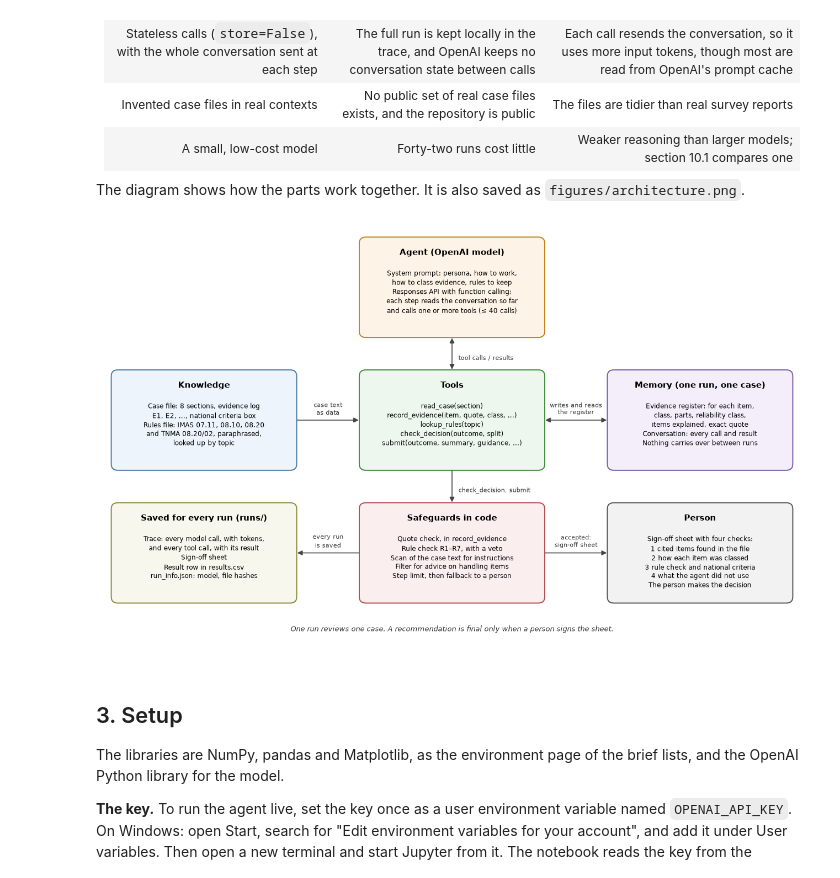
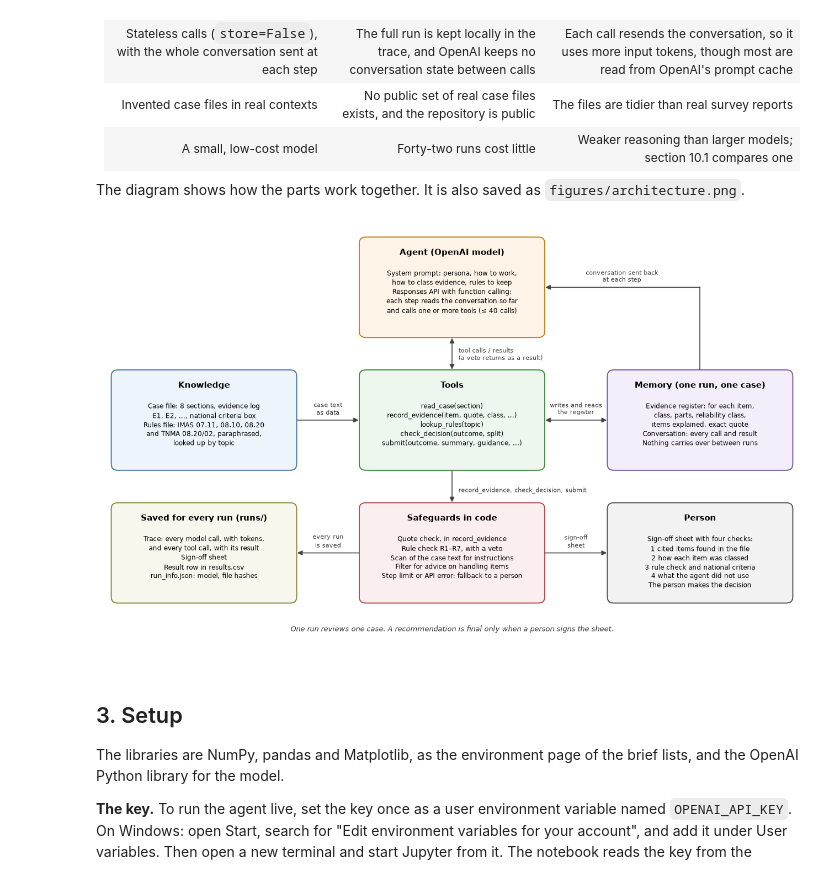
Before and after one commit to travisrcarlson/agentic-ai-systems-project, a Jupyter notebook: agentic_system.ipynb, the cells around one changed output. Drawn from its saved outputs; the diff is of its cells as text; code cells hidden in the pictures.

```diff
--- a/agentic_system.ipynb
+++ b/agentic_system.ipynb
@@ -127,38 +127,42 @@ draw_box(ax, MIDDLE, CENTRE, "Tools",
          ["read_case(section)", "record_evidence(item, quote, class, ...)", "lookup_rules(topic)",
           "check_decision(outcome, split)", "submit(outcome, summary, guidance, ...)"], "#eef7ee", "#3d8b3d")
 draw_box(ax, LEFT, CENTRE, "Knowledge",
          ["Case file: 8 sections, evidence log", "E1, E2, ..., national criteria box",
           "Rules file: IMAS 07.11, 08.10, 08.20", "and TNMA 08.20/02, paraphrased,", "looked up by topic"],
          "#eef4fb", "#4a78a8")
 draw_box(ax, RIGHT, CENTRE, "Memory (one run, one case)",
          ["Evidence register: for each item,", "class, parts, reliability class,", "items explained, exact quote",
           "Conversation: every call and result", "Nothing carries over between runs"], "#f3eef9", "#7a5aa8")
 draw_box(ax, MIDDLE, BOTTOM, "Safeguards in code",
          ["Quote check, in record_evidence", "Rule check R1–R7, with a veto", "Scan of the case text for instructions",
-          "Filter for advice on handling items", "Step limit, then fallback to a person"], "#fbeeee", "#b24a4a")
+          "Filter for advice on handling items", "Step limit or API error: fallback to a person"], "#fbeeee", "#b24a4a")
 draw_box(ax, RIGHT, BOTTOM, "Person",
          ["Sign-off sheet with four checks:", "1 cited items found in the file", "2 how each item was classed",
           "3 rule check and national criteria", "4 what the agent did not use", "The person makes the decision"],
          "#f2f2f2", "#555555")
 draw_box(ax, LEFT, BOTTOM, "Saved for every run (runs/)",
          ["Trace: every model call, with tokens,", "and every tool call, with its result", "Sign-off sheet",
           "Result row in results.csv", "run_info.json: model, file hashes"], "#f7f7ee", "#8a8a3d")
 
-draw_arrow(ax, (6.5, TOP - 0.03), (6.5, CENTRE + 1.88), "tool calls / results", both=True,
+draw_arrow(ax, (6.5, TOP - 0.03), (6.5, CENTRE + 1.88), "tool calls / results\n(a veto returns as a result)", both=True,
            label_xy=(6.62, 5.48), ha="left")
 draw_arrow(ax, (LEFT + 3.43, 4.375), (MIDDLE - 0.03, 4.375), "case text\nas data")
 draw_arrow(ax, (MIDDLE + 3.43, 4.375), (RIGHT - 0.03, 4.375), "writes and reads\nthe register", both=True)
-draw_arrow(ax, (6.5, CENTRE - 0.03), (6.5, BOTTOM + 1.88), "check_decision, submit",
+draw_arrow(ax, (6.5, CENTRE - 0.03), (6.5, BOTTOM + 1.88), "record_evidence, check_decision, submit",
            label_xy=(6.62, 2.98), ha="left")
-draw_arrow(ax, (MIDDLE + 3.43, 1.875), (RIGHT - 0.03, 1.875), "accepted:\nsign-off sheet")
+draw_arrow(ax, (MIDDLE + 3.43, 1.875), (RIGHT - 0.03, 1.875), "sign-off\nsheet")
 draw_arrow(ax, (MIDDLE - 0.03, 1.875), (LEFT + 3.43, 1.875), "every run\nis saved")
+# The conversation in memory goes back to the model at each step.
+ax.plot([RIGHT + 1.7, RIGHT + 1.7], [CENTRE + 1.88, TOP + 0.925], color="#444444", linewidth=1.2)
+draw_arrow(ax, (RIGHT + 1.7, TOP + 0.925), (MIDDLE + 3.43, TOP + 0.925), "conversation sent back\nat each step",
+           label_xy=(9.65, TOP + 1.0))
 ax.text(6.5, 0.4, "One run reviews one case. A recommendation is final only when a person signs the sheet.",
         ha="center", fontsize=9, style="italic", color="#333333")
 fig.tight_layout()
 fig.savefig("figures/architecture.png", dpi=150, bbox_inches="tight")
 plt.show()
 # %% [output]
-[figure, old version]
+[figure, new version]
 # %% [markdown]
 ## 3. Setup
 
```
Also changed, not shown: 1 other file.
